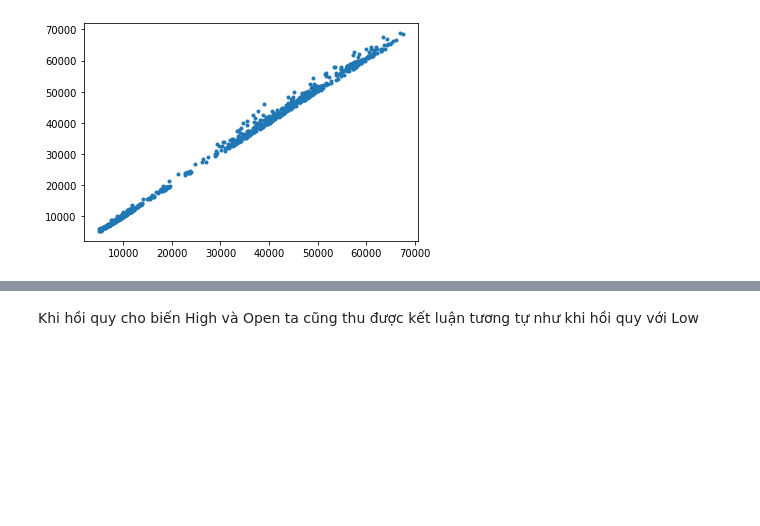
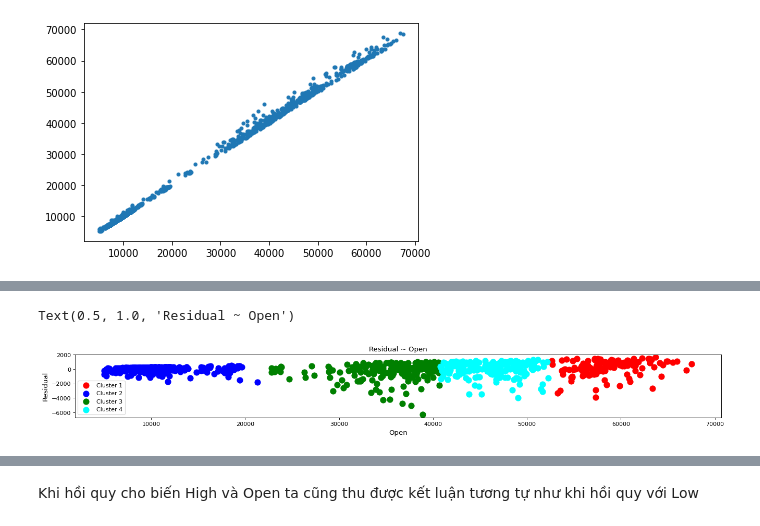
Before and after one commit to batman0911/coin_report, a Jupyter notebook: src/day_analyse.ipynb, the cells around one changed output, grey strips where cells are left out. Saved outputs shown, nothing was run; the diff lists cells and outputs as text; code cells hidden in the pictures; blank space fills up the shorter version.

```diff
--- a/src/day_analyse.ipynb
+++ b/src/day_analyse.ipynb
@@ -249,0 +251,7 @@ plt.plot(coin_day['Open'], coin_day['High'], '.')
+# %%
+# X = sm.add_constant(coin_day['Open'])
+sm_model_high_open = sm.OLS(coin_day['High'], coin_day['Open']).fit()
+print(sm_model_high_open.params)
+print(sm_model_high_open.pvalues)
+# sm_model_high_open.summary()
+# sm_model_high_open.pvalues
@@ -249,0 +263,10 @@ plt.plot(coin_day['Open'], coin_day['High'], '.')
+# %%
+def regress_high_open(x):
+    return sm_model_high_open.params[0] * x
+# %%
+coin_day['fit_high_open'] = coin_day['Open'].apply(regress_high_open)
+# coin_day.head()
+coin_day['residual'] = coin_day['fit_high_open'] - coin_day['High']
+
+# stats.probplot(coin_day['residual'], dist='norm', plot=pylab)
+# pylab.show()
@@ -249,0 +288,9 @@ plt.plot(coin_day['Open'], coin_day['High'], '.')
+# %%
+coin_day['x_axis'] = np.arange(len(coin_day['High']))
+coin_day.info()
+X = pd.DataFrame(columns=['Date', 'High'])
+# X[['Open', 'Residual']] = coin_day[['x_axis', 'High']]
+X=coin_day.iloc[:, [1,9]].values
+print(X.shape)
+cluster = KMeans(n_clusters=4, random_state=100).fit_predict(X)
+print(cluster)
@@ -250,3 +318,16 @@ plt.plot(coin_day['Open'], coin_day['High'], '.')
+# %%
+figure(figsize=(20,2), dpi=80)
+plt.scatter(X[cluster==0, 0], X[cluster==0, 1], s=100, c='red', label ='Cluster 1')
+plt.scatter(X[cluster==1, 0], X[cluster==1, 1], s=100, c='blue', label ='Cluster 2')
+plt.scatter(X[cluster==2, 0], X[cluster==2, 1], s=100, c='green', label ='Cluster 3')
+plt.scatter(X[cluster==3, 0], X[cluster==3, 1], s=100, c='cyan', label ='Cluster 4')
+plt.legend()
+plt.xlabel('Open', fontsize = 12)
+plt.ylabel('Residual', fontsize = 12)
+plt.title('Residual ~ Open', fontsize = 12)
+# %% [output]
+Text(0.5, 1.0, 'Residual ~ Open')
+[figure, added]
 # %%
 model_high_open = stats.linregress(coin_day['Open'], coin_day['High'])
 print(model_high_open)
```
Also changed, not shown: parts of 23 cells of this notebook, 1 other file.
